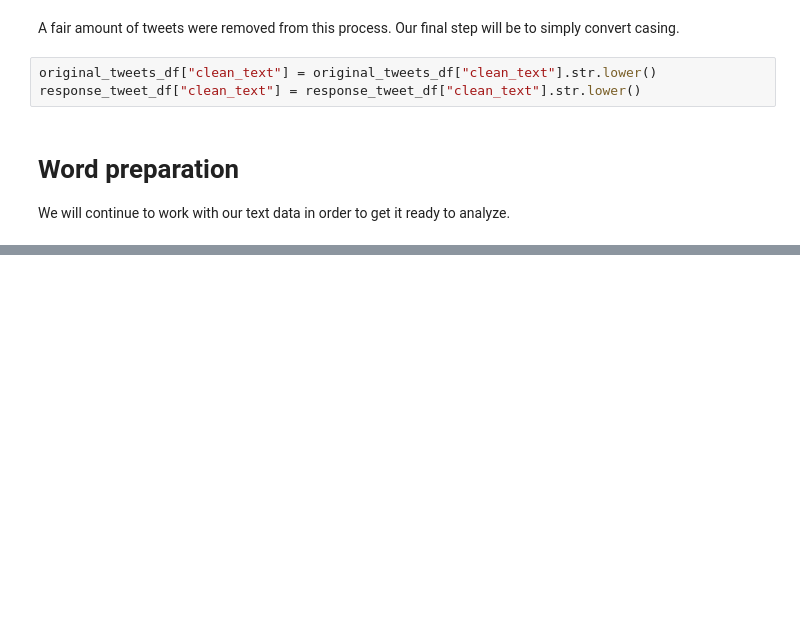
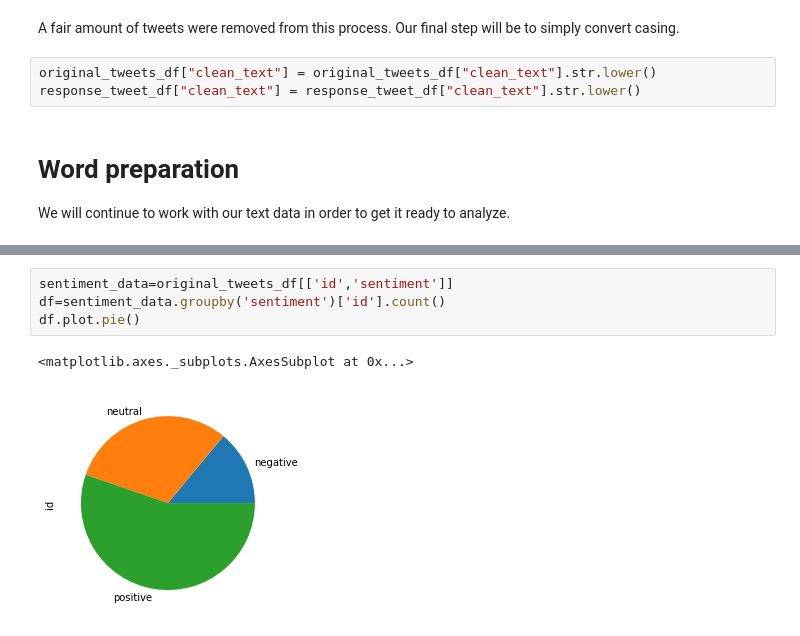
Before and after one commit to cvorsanger/COMP-4447-Final-Project, a Jupyter notebook: notebooks/Cycling Cleaning and Sentiment.ipynb, the cells around one changed output, grey strips where cells are left out. Saved outputs shown, nothing was run; the diff lists cells and outputs as text; blank space fills up the shorter version.

```diff
--- a/notebooks/Cycling Cleaning and Sentiment.ipynb
+++ b/notebooks/Cycling Cleaning and Sentiment.ipynb
@@ -211,3 +212,10 @@ original_tweets_df.head(10)
 | 7 | 1424506739437756425 | 2021-08-08 23:04:07+00:00 | 1424502101669994506 | Cc: @1BillyFloyd @jacksoncarp @k8... | Twitter for iPhone | und | [{'type': 'replied_to', 'id': '14... | NaN | ... |
 | 8 | 1424501065261764612 | 2021-08-08 22:41:34+00:00 | 1424501065261764612 | Inspiring: Four years ago, she di... | Twitter Web App | en | NaN | NaN | ... |
 | 9 | 1424495783160782850 | 2021-08-08 22:20:35+00:00 | 1424495783160782850 | I know it’s hard to choose but do... | Twitter for iPhone | en | NaN | NaN | ... |
+# %%
+sentiment_data=original_tweets_df[['id','sentiment']]
+df=sentiment_data.groupby('sentiment')['id'].count()
+df.plot.pie()
+# %% [output]
+<matplotlib.axes._subplots.AxesSubplot at 0x...>
+[figure, added]
```
Also changed, not shown: parts of 2 cells of this notebook.
